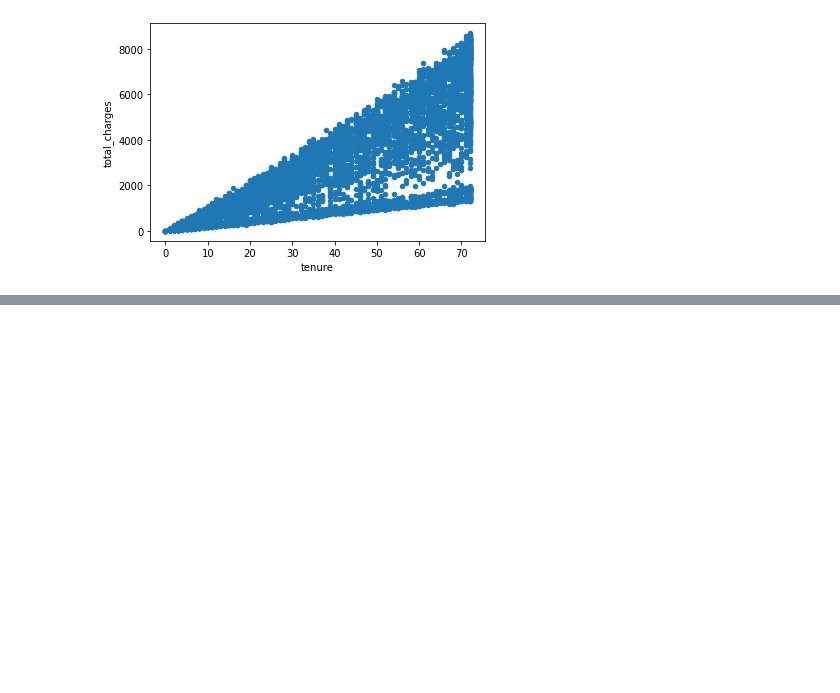
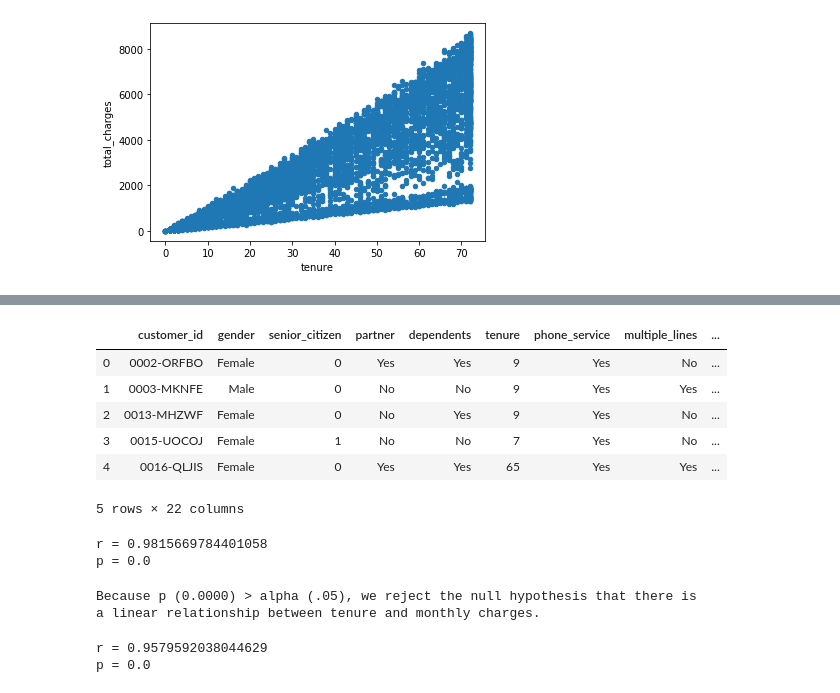
Before and after one commit to chasethompson/statistics_exercises, a Jupyter notebook: hypothesis_testing.ipynb, the cells around one changed output, grey strips where cells are left out. Saved outputs shown, nothing was run; the diff lists cells and outputs as text; code cells hidden in the pictures; blank space fills up the shorter version.

```diff
--- a/hypothesis_testing.ipynb
+++ b/hypothesis_testing.ipynb
@@ -619,0 +591,43 @@ customers[customers.contract_type_id == '1']
+# %%
+query = '''
+SELECT
+    customer_id,
+    gender,
+    senior_citizen,
+    partner,
+    dependents,
+    tenure,
+    phone_service,
+    multiple_lines,
+    internet_service_type,
+    online_security,
+    online_backup,
+    device_protection,
+    tech_support,
+    streaming_tv,
+    streaming_movies,
+    contract_type_id,
+    paperless_billing,
+    payment_type_id,
+    cast(monthly_charges as decimal(11,2)) monthly_charges,
+    cast((case when total_charges IS NULL then 0.00 else total_charges end) as decimal(11, 2)) total_charges,
+    churn,
+    (case when phone_service = 'Yes' then case when internet_service_type_id = 3 then 'phone only' else 'phone and internet' end else 'internet only' end) service_type
+FROM
+    customers
+JOIN
+    internet_service_types
+    USING(internet_service_type_id);
+'''
+# %%
+customers = pd.read_sql(query,url)
+# %%
+customers.head()
+# %% [output]
+|  | customer_id | gender | senior_citizen | partner | dependents | tenure | phone_service | multiple_lines | ... |
+| 0 | 0002-ORFBO | Female | 0 | Yes | Yes | 9 | Yes | No | ... |
+| 1 | 0003-MKNFE | Male | 0 | No | No | 9 | Yes | Yes | ... |
+| 2 | 0013-MHZWF | Female | 0 | No | Yes | 9 | Yes | No | ... |
+| 3 | 0015-UOCOJ | Female | 1 | No | No | 7 | Yes | No | ... |
+| 4 | 0016-QLJIS | Female | 0 | Yes | Yes | 65 | Yes | Yes | ... |
+5 rows × 22 columns
@@ -619,0 +639,30 @@ customers[customers.contract_type_id == '1']
+# %%
+x = customers_phone_only.tenure
+y = customers_phone_only.total_charges
+
+r, p = stats.pearsonr(x, y)
+
+print('r =', r)
+print('p =', p)
+# %% [output]
+r = 0.9815669784401058
+p = 0.0
+# %%
+print(f'''
+Because p ({p:.4f}) > alpha (.05), we reject the null hypothesis that there is
+a linear relationship between tenure and monthly charges.
+''')
+# %% [output]
+Because p (0.0000) > alpha (.05), we reject the null hypothesis that there is
+a linear relationship between tenure and monthly charges.
+# %%
+x = customers_phone_and_internet.tenure
+y = customers_phone_and_internet.total_charges
+
+r, p = stats.pearsonr(x, y)
+
+print('r =', r)
+print('p =', p)
+# %% [output]
+r = 0.9579592038044629
+p = 0.0
```
Also changed, not shown: parts of 39 cells of this notebook.
